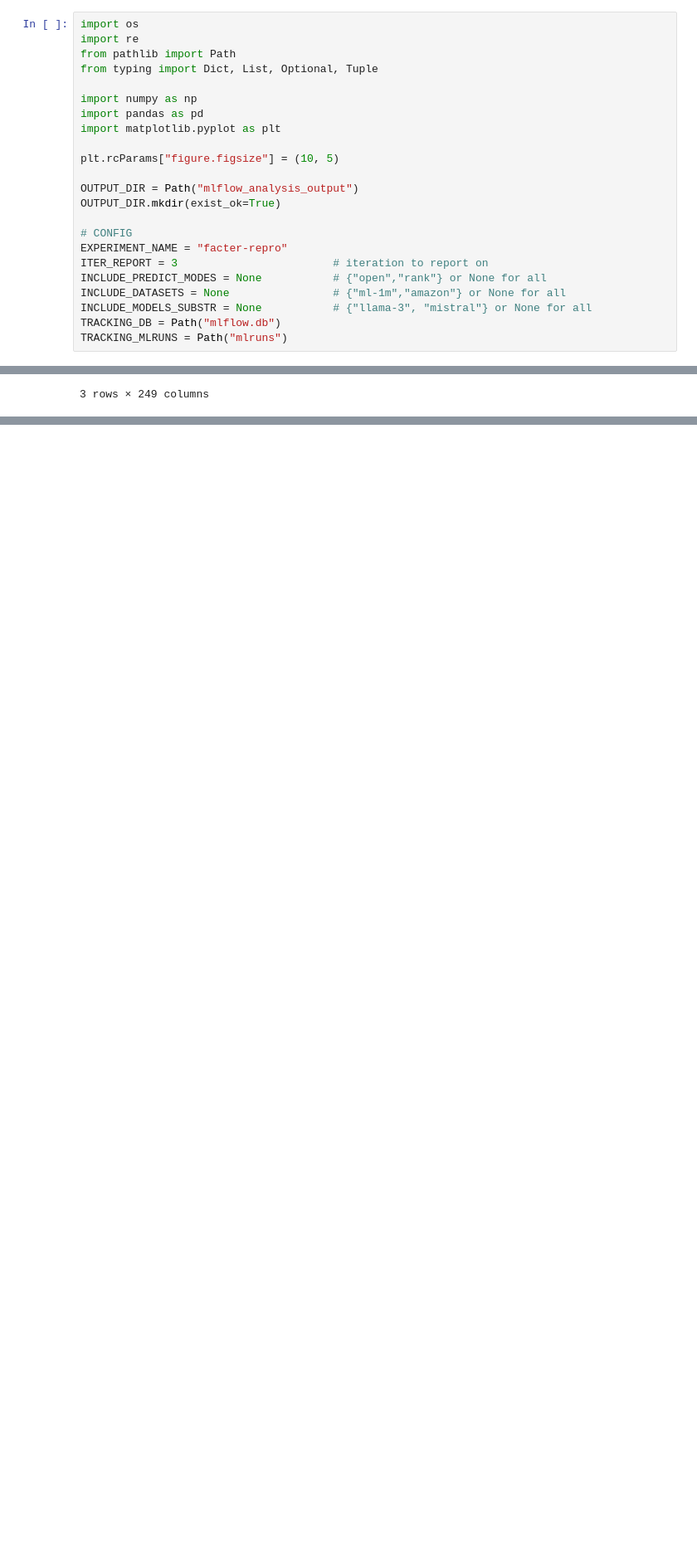
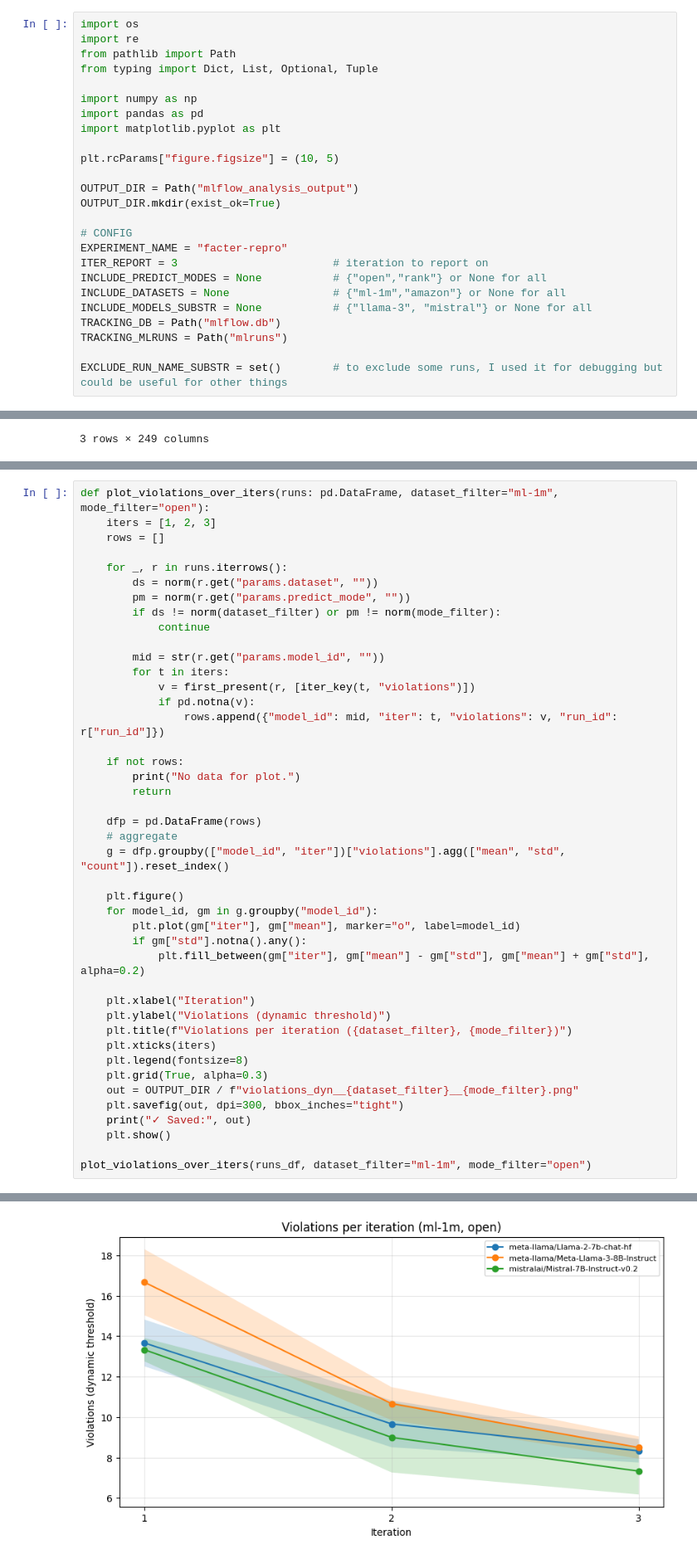
Before and after one commit to oscar-omlf/facter-repr, a Jupyter notebook: results_analysis_updated.ipynb, the cells around one changed output, grey strips where cells are left out. Shown at 83% size. Drawn from its saved outputs; the diff is of its cells as text; blank space fills up the shorter version.

```diff
--- a/results_analysis_updated.ipynb
+++ b/results_analysis_updated.ipynb
@@ -28,6 +26,8 @@ INCLUDE_DATASETS = None                # {"ml-1m","amazon"} or None for all
 INCLUDE_MODELS_SUBSTR = None           # {"llama-3", "mistral"} or None for all
 TRACKING_DB = Path("mlflow.db")
 TRACKING_MLRUNS = Path("mlruns")
+
+EXCLUDE_RUN_NAME_SUBSTR = set()        # to exclude some runs, I used it for debugging but could be useful for other things
 # %% [markdown]
 ### MLflow & Load Runs
 # %%
@@ -81,0 +371,44 @@ Loaded runs: 28
+# %%
+def plot_violations_over_iters(runs: pd.DataFrame, dataset_filter="ml-1m", mode_filter="open"):
+    iters = [1, 2, 3]
+    rows = []
+
+    for _, r in runs.iterrows():
+        ds = norm(r.get("params.dataset", ""))
+        pm = norm(r.get("params.predict_mode", ""))
+        if ds != norm(dataset_filter) or pm != norm(mode_filter):
+            continue
+
+        mid = str(r.get("params.model_id", ""))
+        for t in iters:
+            v = first_present(r, [iter_key(t, "violations")])
+            if pd.notna(v):
+                rows.append({"model_id": mid, "iter": t, "violations": v, "run_id": r["run_id"]})
+
+    if not rows:
+        print("No data for plot.")
+        return
+
+    dfp = pd.DataFrame(rows)
+    # aggregate
+    g = dfp.groupby(["model_id", "iter"])["violations"].agg(["mean", "std", "count"]).reset_index()
+
+    plt.figure()
+    for model_id, gm in g.groupby("model_id"):
+        plt.plot(gm["iter"], gm["mean"], marker="o", label=model_id)
+        if gm["std"].notna().any():
+            plt.fill_between(gm["iter"], gm["mean"] - gm["std"], gm["mean"] + gm["std"], alpha=0.2)
+
+    plt.xlabel("Iteration")
+    plt.ylabel("Violations (dynamic threshold)")
+    plt.title(f"Violations per iteration ({dataset_filter}, {mode_filter})")
+    plt.xticks(iters)
+    plt.legend(fontsize=8)
+    plt.grid(True, alpha=0.3)
+    out = OUTPUT_DIR / f"violations_dyn__{dataset_filter}__{mode_filter}.png"
+    plt.savefig(out, dpi=300, bbox_inches="tight")
+    print("✓ Saved:", out)
+    plt.show()
+
+plot_violations_over_iters(runs_df, dataset_filter="ml-1m", mode_filter="open")
+# %% [output]
@@ -81,0 +416 @@ Loaded runs: 28
+[figure, added]
```
Also changed, not shown: parts of 13 cells of this notebook.
